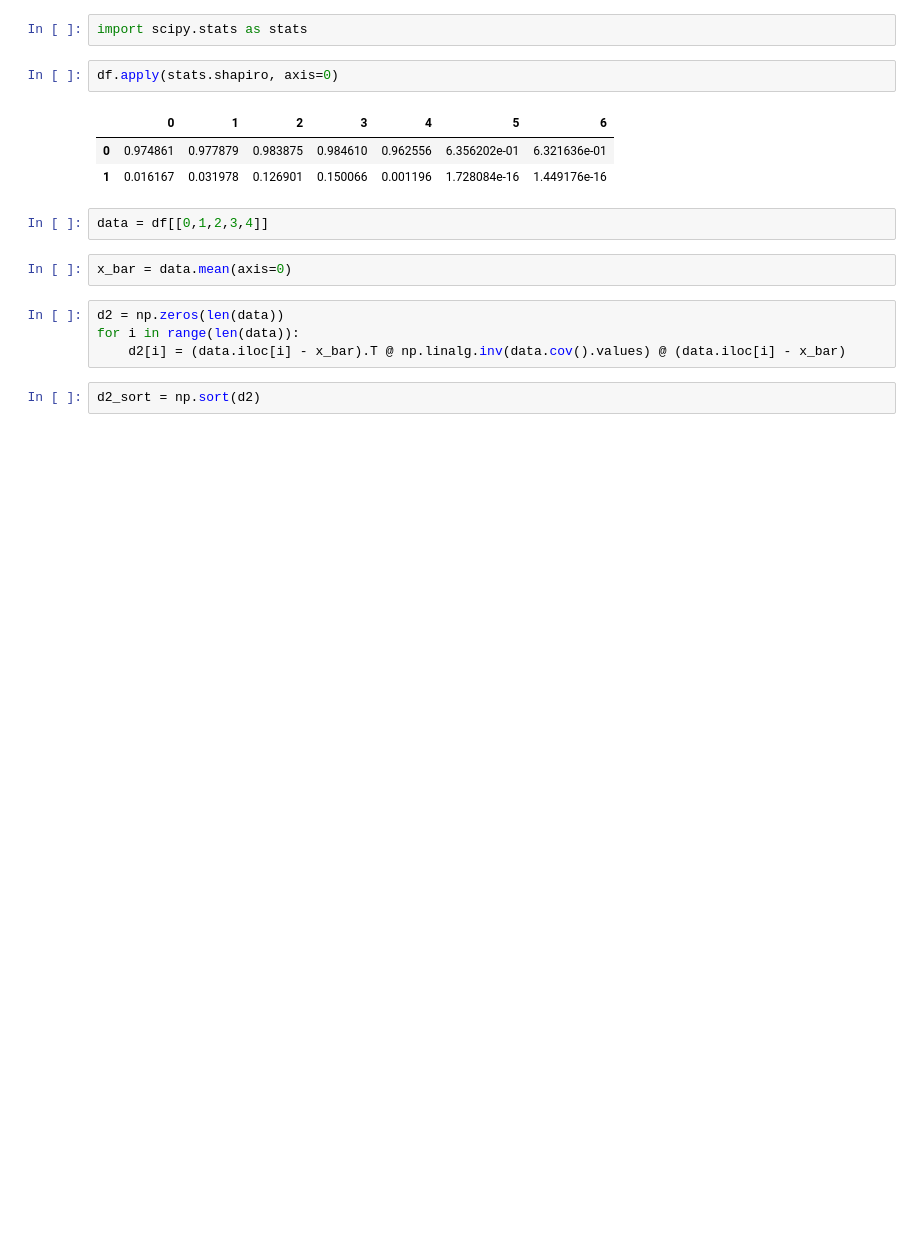
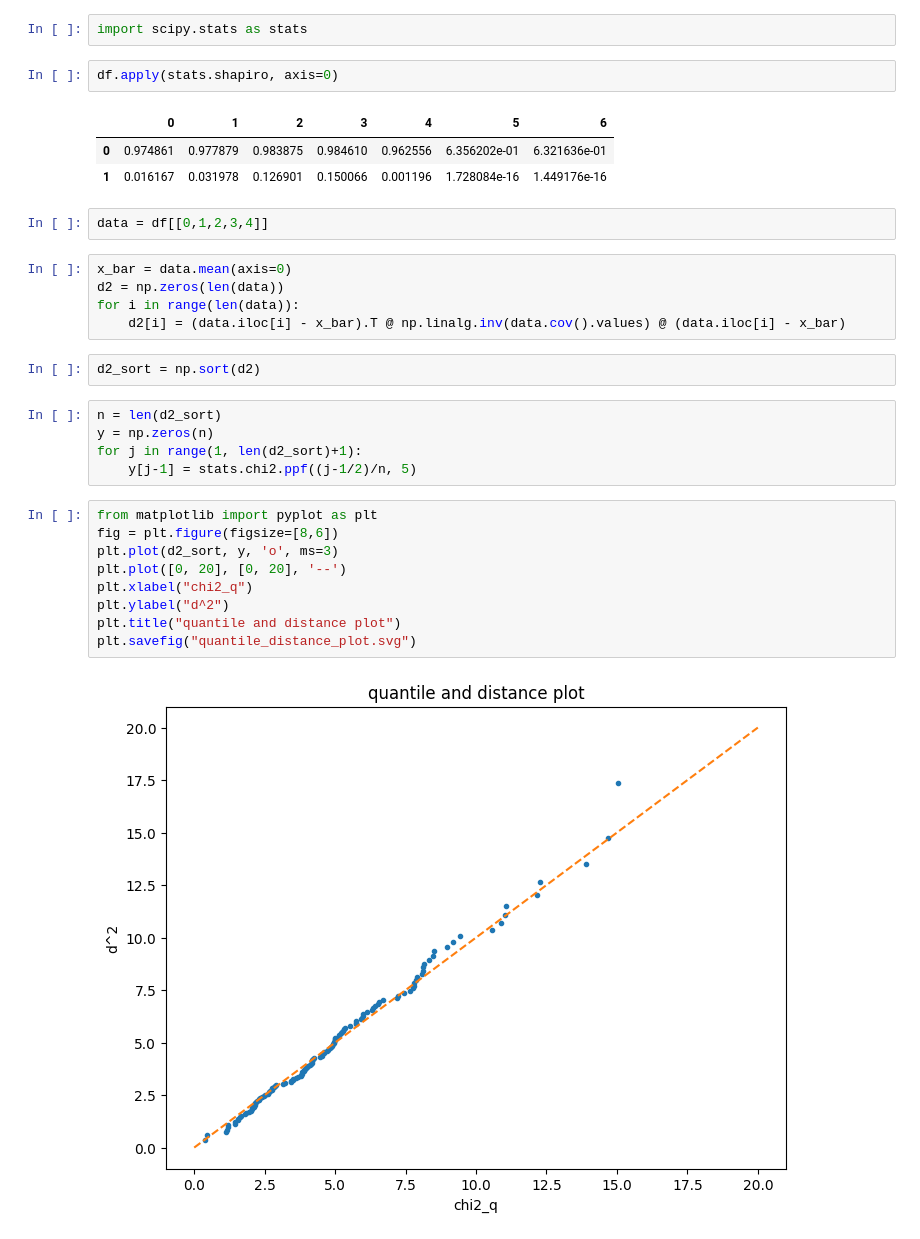
Before and after one commit to ThisisKUNMENG/jupyterlab_lite, a Jupyter notebook: content/multivariate/hw6.ipynb, the cells around one changed output. Cells and saved outputs as stored; diff of their text form; blank space fills up the shorter version.

```diff
--- a/content/multivariate/hw6.ipynb
+++ b/content/multivariate/hw6.ipynb
@@ -13,11 +15,26 @@ df.apply(stats.shapiro, axis=0)
 | 1 | 0.016167 | 0.031978 | 0.126901 | 0.150066 | 0.001196 | 1.728084e-16 | 1.449176e-16 |
 # %%
 data = df[[0,1,2,3,4]]
-# %%
-x_bar = data.mean(axis=0)
 # %%
+x_bar = data.mean(axis=0)
 d2 = np.zeros(len(data))
 for i in range(len(data)):
     d2[i] = (data.iloc[i] - x_bar).T @ np.linalg.inv(data.cov().values) @ (data.iloc[i] - x_bar)
 # %%
 d2_sort = np.sort(d2)
+# %%
+n = len(d2_sort)
+y = np.zeros(n)
+for j in range(1, len(d2_sort)+1):
+    y[j-1] = stats.chi2.ppf((j-1/2)/n, 5)
+# %%
+from matplotlib import pyplot as plt
+fig = plt.figure(figsize=[8,6])
+plt.plot(d2_sort, y, 'o', ms=3)
+plt.plot([0, 20], [0, 20], '--')
+plt.xlabel("chi2_q")
+plt.ylabel("d^2")
+plt.title("quantile and distance plot")
+plt.savefig("quantile_distance_plot.svg")
+# %% [output]
+[figure, added]
```
Also changed, not shown: parts of 11 cells of this notebook.
